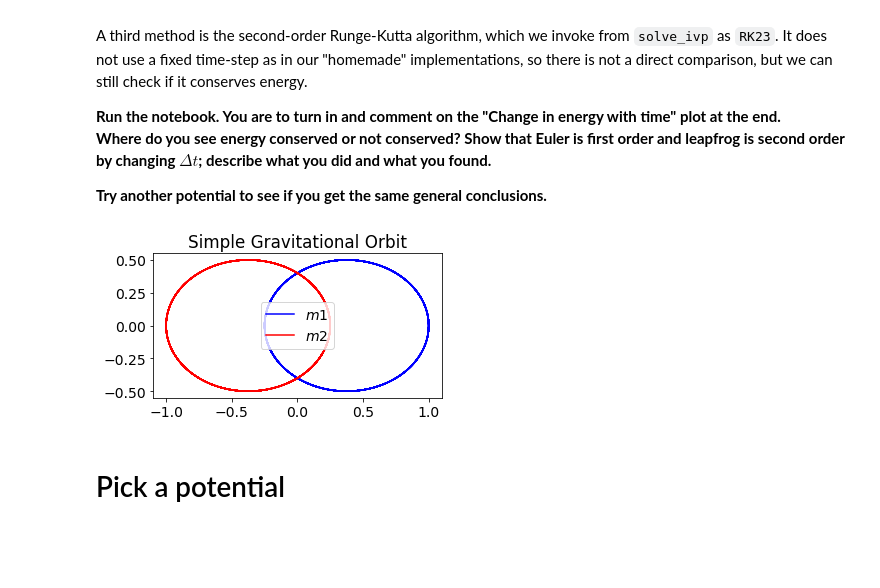
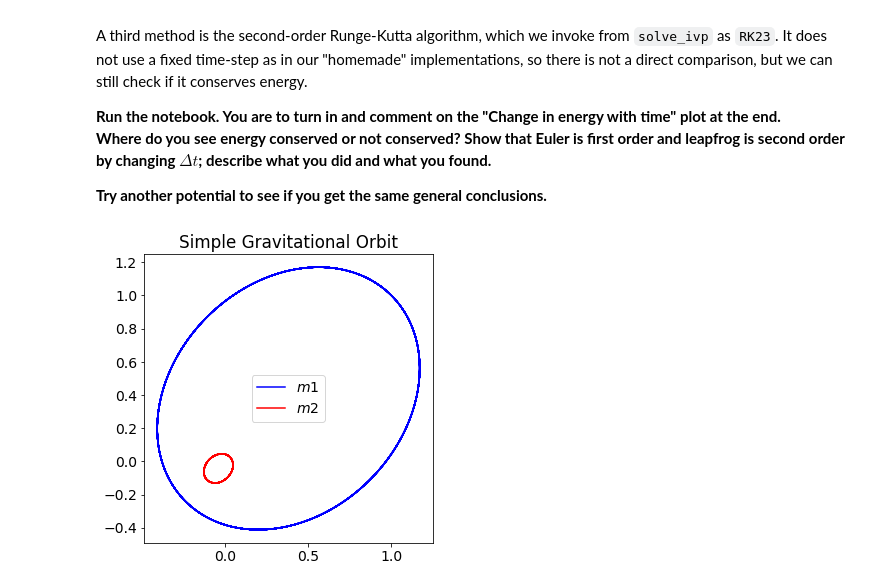
Before and after one commit to AdithyaReji/5300_final, a Jupyter notebook: Orbital_eqs_with_different_algorithms.ipynb, the cells around one changed output. Cells and saved outputs as stored; diff of their text form; code cells hidden in the pictures; blank space fills up the shorter version.

Commit message:
Added proper plot for Sun & Earth, Attempted Leapfrog, however, axes are incorrect

```diff
--- a/Orbital_eqs_with_different_algorithms.ipynb
+++ b/Orbital_eqs_with_different_algorithms.ipynb
@@ -142,7 +142,7 @@ class GravitationalOrbits():
             x_dot_2_half[i] = x_dot_2[i] + out[5] * delta_t/2.
             x_2[i+1] = x_2[i] + x_dot_2_half[i] * delta_t
 
-            y_dot_2_half[i] = y_dot_2[i] + out[7] + delta_t
+            y_dot_2_half[i] = y_dot_2[i] + out[7] + delta_t/2.
             y_2[i+1] = y_2[i] + y_dot_2_half[i] * delta_t
 
             z = [x_1[i+1], x_dot_1[i], y_1[i+1], y_dot_1[i], x_2[i+1], x_dot_2[i], y_2[i+1], y_dot_2[i]]
@@ -227,37 +227,38 @@ t_pts = np.arange(t_start, t_end+ delta_t, delta_t)
 # %%
 t_start = 0.
 t_end = 20.
 delta_t = 0.001
 
-G = 10.
+G = 1.
 m1 = 1.
-m2 = 1.
+m2 = 9.
+
+#Looked up the difference between sun & earth mass
 
 o1 = GravitationalOrbits(m1, m2, G)
 
-x_1_0, x_dot_1_0 = 1., 0.
-y_1_0, y_dot_1_0 = 0., 1.
+x_1_0, x_dot_1_0 = 1., -1.
+y_1_0, y_dot_1_0 = 1., 1.
 x_2_0, x_dot_2_0 = -(m1/m2) * x_1_0, -(m1/m2) * x_dot_1_0
 y_2_0, y_dot_2_0 = -(m1/m2) * y_1_0, -(m1/m2) * y_dot_1_0
 
 z_0 = [x_1_0, x_dot_1_0, y_1_0, y_dot_1_0, x_2_0, x_dot_2_0, y_2_0, y_dot_2_0]
 
 x_1, x_dot_1, y_1, y_dot_1, x_2, x_dot_2, y_2, y_dot_2 = o1.solve_ode(t_pts, z_0)
 
 fig = plt.figure(figsize=(5, 5))
 
 ax = fig.add_subplot(1, 1, 1)
 
 start, stop = start_stop_indices(t_pts, t_start, t_end)
 ax.plot(x_1, y_1, color = 'blue', label = r'$m1$')
 ax.plot(x_2, y_2, color = 'red', label = r'$m2$')
 ax.set_title('Simple Gravitational Orbit')
 ax.legend()
+#ax.set_xlim(-np.max(x_2), np.max(x_2))
 ax.set_aspect(1)
 
 fig.tight_layout()
 fig.savefig('Simple_orbits.png', bbox_inches = 'tight')
 # %% [output]
-[figure, old version]
+[figure, new version]
-# %% [markdown]
-# Pick a potential
```
Also changed, not shown: parts of 8 cells of this notebook.
